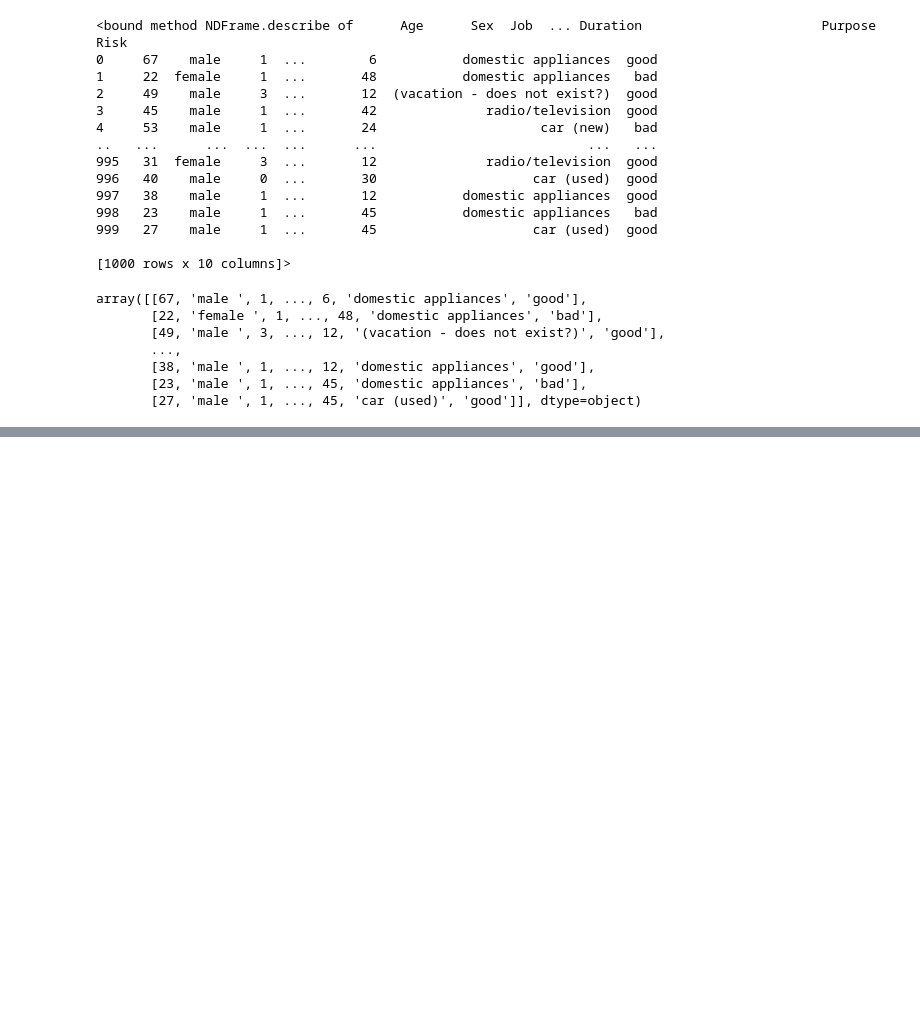
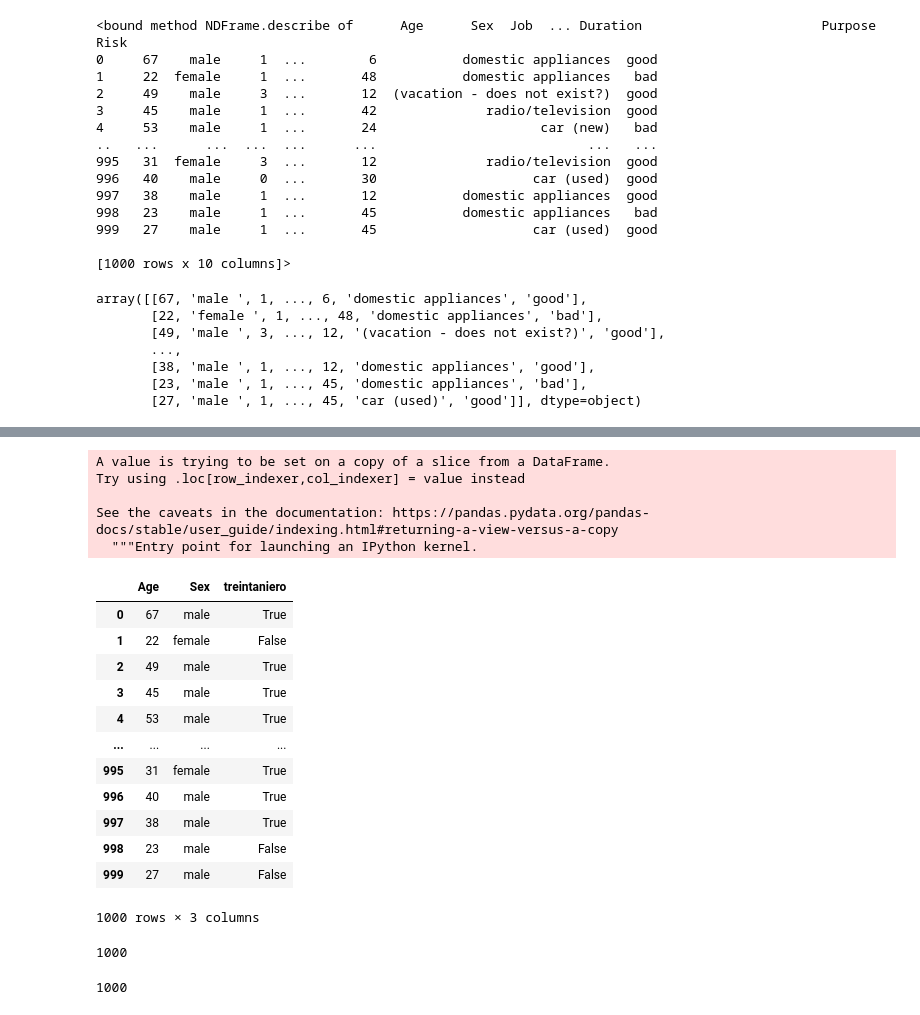
Before and after one commit to dpaggiola/machinelearning, a Jupyter notebook: PruebaInicial.ipynb, the cells around one changed output, grey strips where cells are left out. Saved outputs shown, nothing was run; the diff lists cells and outputs as text; code cells hidden in the pictures; blank space fills up the shorter version.

```diff
--- a/PruebaInicial.ipynb
+++ b/PruebaInicial.ipynb
@@ -68,0 +101,3 @@ array([[67, 'male ', 1, ..., 6, 'domestic appliances', 'good'],
+# %%
+nuevo_df = df[['Age', 'Sex']]
+nuevo_df
@@ -68,0 +118,30 @@ array([[67, 'male ', 1, ..., 6, 'domestic appliances', 'good'],
+# %%
+nuevo_df["treintaniero"] = nuevo_df['Age'] > 29
+nuevo_df
+# %% [output]
+A value is trying to be set on a copy of a slice from a DataFrame.
+Try using .loc[row_indexer,col_indexer] = value instead
+
+See the caveats in the documentation: https://pandas.pydata.org/pandas-docs/stable/user_guide/indexing.html#returning-a-view-versus-a-copy
+  """Entry point for launching an IPython kernel.
+|  | Age | Sex | treintaniero |
+| 0 | 67 | male | True |
+| 1 | 22 | female | False |
+| 2 | 49 | male | True |
+| 3 | 45 | male | True |
+| 4 | 53 | male | True |
+| ... | ... | ... | ... |
+| 995 | 31 | female | True |
+| 996 | 40 | male | True |
+| 997 | 38 | male | True |
+| 998 | 23 | male | False |
+| 999 | 27 | male | False |
+1000 rows × 3 columns
+# %%
+len(nuevo_df)
+# %% [output]
+1000
+# %%
+len(nuevo_df.index)
+# %% [output]
+1000
```
Also changed, not shown: parts of 10 cells of this notebook.
